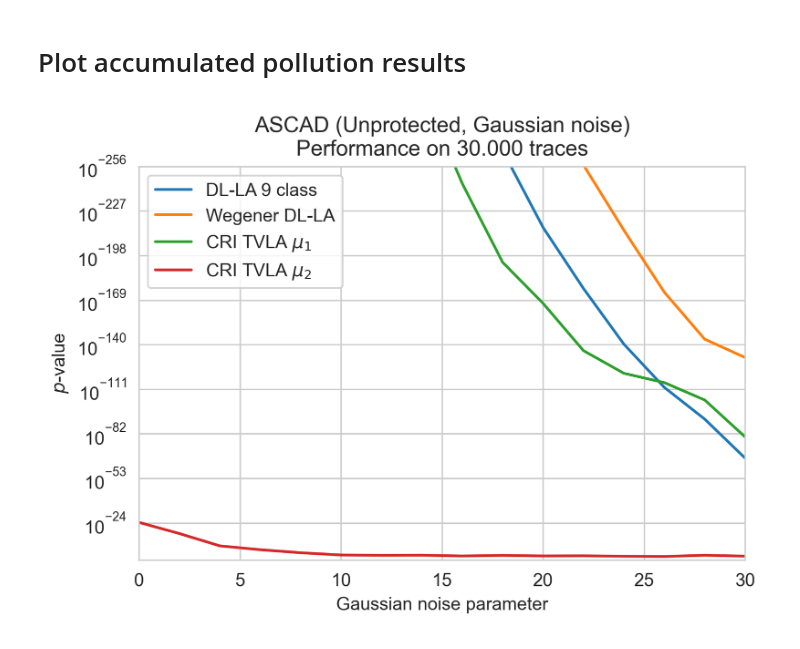
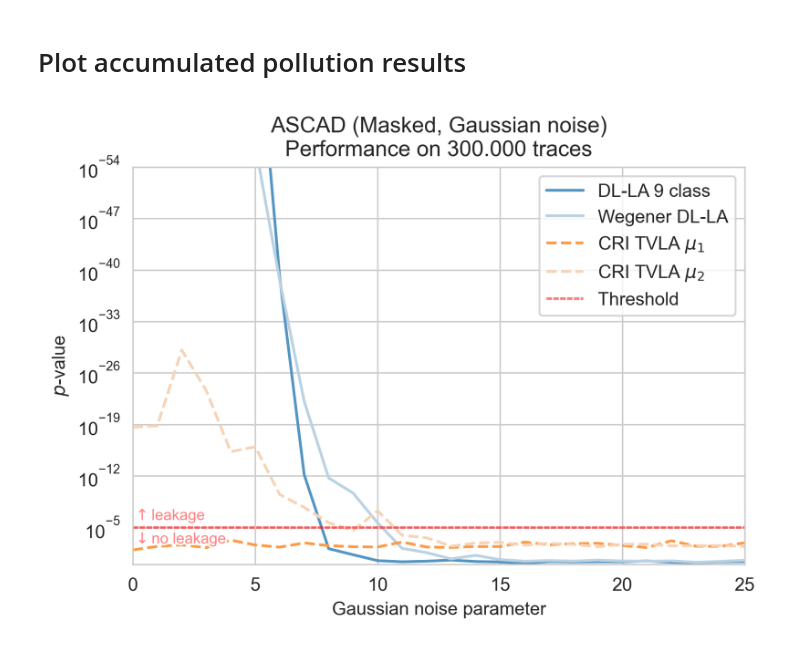
Before and after one commit to ccberg/LA, a Jupyter notebook: books/pollution/plot.ipynb, the cells around one changed output. Drawn from its saved outputs; the diff is of its cells as text; code cells hidden in the pictures.

Commit message:
Pollution methods for all datasets

```diff
--- a/books/pollution/plot.ipynb
+++ b/books/pollution/plot.ipynb
@@ -43,31 +37,54 @@ methods = {
+# %%
+DLLA_PALETTE = sns.light_palette(sns.color_palette()[0], n_colors=5)
+TVLA_PALETTE = sns.light_palette(sns.color_palette()[1], n_colors=5)
+
+THRESHOLD_COLOR = "#FF000080"
+# %%
+methods = {
+    "dlla9": ("DL-LA 9 class", DLLA_PALETTE[3], "-"),
+    "dlla2": ("Wegener DL-LA", DLLA_PALETTE[1], "-"),
+    "cri_tvla_1": ("CRI TVLA $\mu_1$", TVLA_PALETTE[3], "--"),
+    "cri_tvla_2": ("CRI TVLA $\mu_2$", TVLA_PALETTE[1], "--")
+}
 # %%
 def plot(db: Database, pollution: PollutionType, ylim=(1, 10 ** -256), xlim=(0, 16), num_traces: str = None):
     suffix = ""
     if num_traces is not None:
         suffix = f"_{num_traces}"
     file_name = f"results_{db.name}{suffix}.csv"
 
     df = pd.read_csv(file_name, sep=";")
     df = df[df.pollution == pollution.name].drop(columns=[df.pollution.name])
 
     gdf = df.groupby(df.method)
-    g = None
-    for method, label in methods.items():
+
+    for method, (label, color, style) in methods.items():
         if method in gdf.groups:
             method_group = gdf.get_group(method)
-            med = method_group.groupby(df.param).mean()
+            med = method_group.groupby(df.param).median()
 
-            g = sns.lineplot(x=med.param, y=med.p, label=label)
+            sns.lineplot(x=med.param, y=med.p, label=label, color=color, linestyle=style)
+
+    len_axis = xlim[1] + 1
+
+    stroke = [withStroke(linewidth=2, foreground='w')]
+    text(0, 10 ** -6, '$\\uparrow$leakage', color=THRESHOLD_COLOR, size="small").set_path_effects(stroke)
+    text(0, 10 ** -4.5, '$\\downarrow$no leakage', va='top', color=THRESHOLD_COLOR, size="small").set_path_effects(stroke)
+
+    t_line = [10 ** -5] * len_axis
+    g = sns.lineplot(data={"Threshold": t_line}, palette=[THRESHOLD_COLOR], dashes=[(2, .5)])
 
     g.invert_yaxis()
     g.set(yscale="log",
           ylim=ylim,
           xlim=xlim,
           xlabel=xlabels[pollution],
           ylabel="$p$-value",
           title=titles[db][pollution])
+
     store_sns(g, f"pollution-results-{db.name}-{pollution.name}")
 
-plot(Database.ascad_none, PollutionType.gauss, xlim=(0, 30), num_traces="30k")
+
+plot(Database.ascad, PollutionType.gauss, xlim=(0, 25), ylim=(1, 10 ** -54))
 # %% [output]
-[figure, old version]
+[figure, new version]
```
Also changed, not shown: parts of 7 cells of this notebook, 13 other files.
